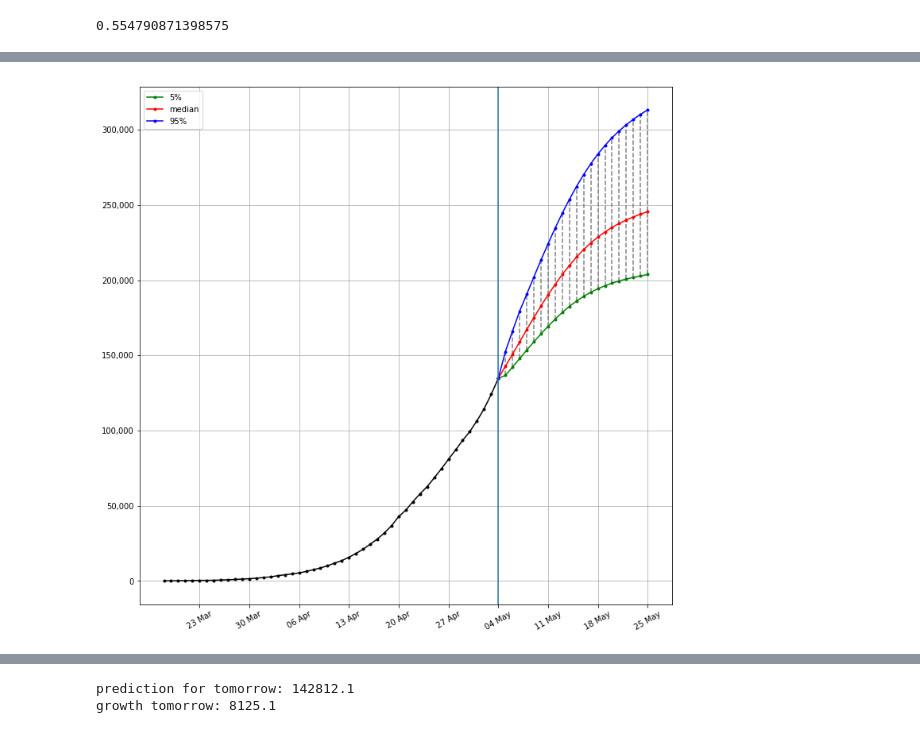
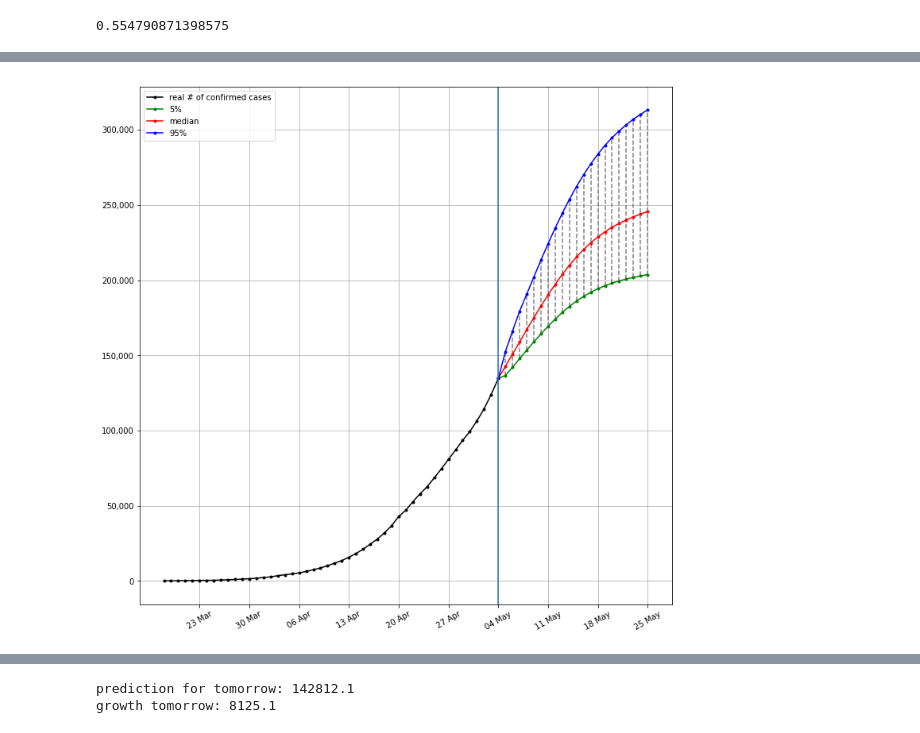
Before and after one commit to alex-mazuretsky/covid-prediction, a Jupyter notebook: RU-covid.ipynb, the cells around one changed output, grey strips where cells are left out. Cells and saved outputs as stored; diff of their text form; code cells hidden in the pictures.

```diff
--- a/RU-covid.ipynb
+++ b/RU-covid.ipynb
@@ -188,23 +182,23 @@ Wall time: 808 ms
 # %%
 fig, ax = set_plot(figsize=(12,12))
 plot_days = 7 * 3
 dates = get_dates(len(cases) + plot_days)
-plot_dates(real_cases, color='black')
+plot_dates(real_cases, color='black', label='real # of confirmed cases')
 plot_dates(dates[len(cases)-1:], np.concatenate([[cases[-1]], p5[:plot_days]]), color='green', label='5%')
 plot_dates(dates[len(cases)-1:], np.concatenate([[cases[-1]], p50[:plot_days]]), color='red', label='median')
 plot_dates(dates[len(cases)-1:], np.concatenate([[cases[-1]], p95[:plot_days]]), color='blue', label='95%')
 plt.vlines(dates[len(cases):], p5, p95, colors='gray', linestyles='dashed')
 plt.legend()
 ax.xaxis.set_ticks(dates[(len(cases) - 1) % 7::7])
 ax.xaxis.set_major_formatter(mdates.DateFormatter('%d %b'))
 ax.xaxis.set_tick_params(rotation=30, labelsize=10)
 ax.yaxis.set_major_formatter(matplotlib.ticker.StrMethodFormatter('{x:,.0f}'))
 plt.axvline(dates[len(cases) - 1])
-name = 'covid-{}.'.format(mdates.num2date(dates_cases[-1]).strftime('%d-%m'))
+name = 'covid-{}-{}.'.format(nation, mdates.num2date(dates_cases[-1]).strftime('%d-%m'))
 plt.savefig(name + 'svg')
 plt.savefig(name + 'png')
 # %% [output]
-[figure, old version]
+[figure, new version]
 # %%
 %%time
 results_gr = results - np.concatenate([np.repeat(cases[-1], n_sims)[:,np.newaxis], results[:,:-1]], axis=1)
```
Also changed, not shown: parts of 23 cells of this notebook.
